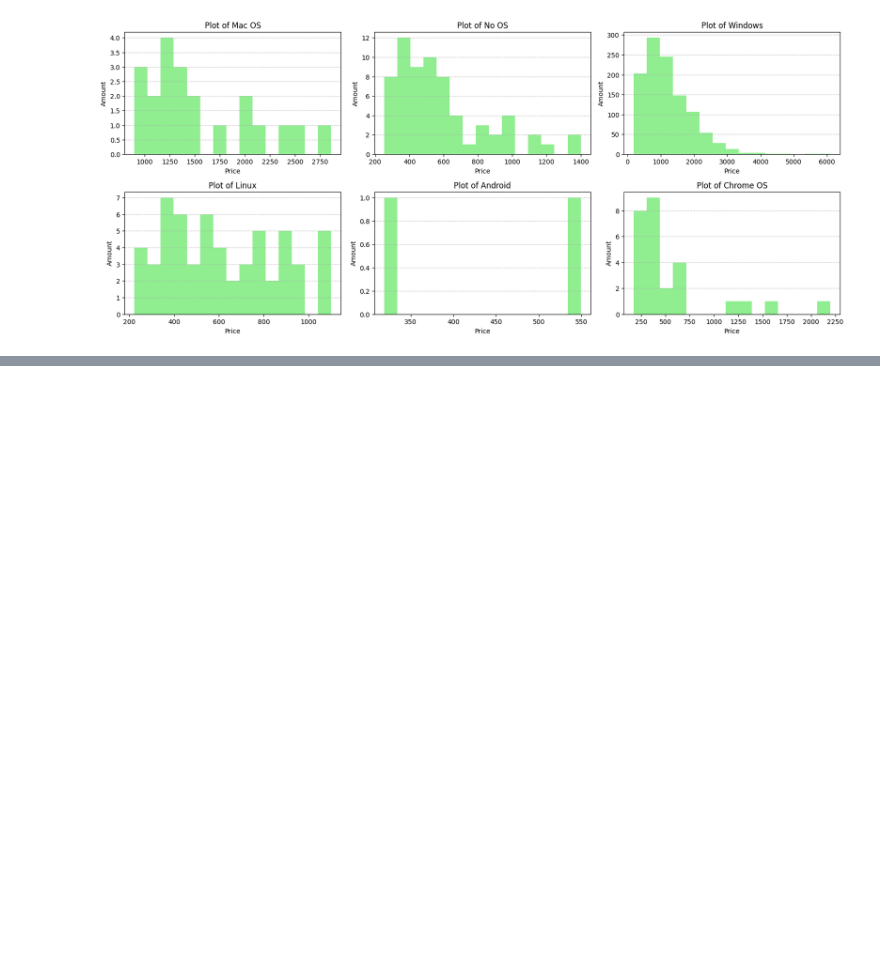
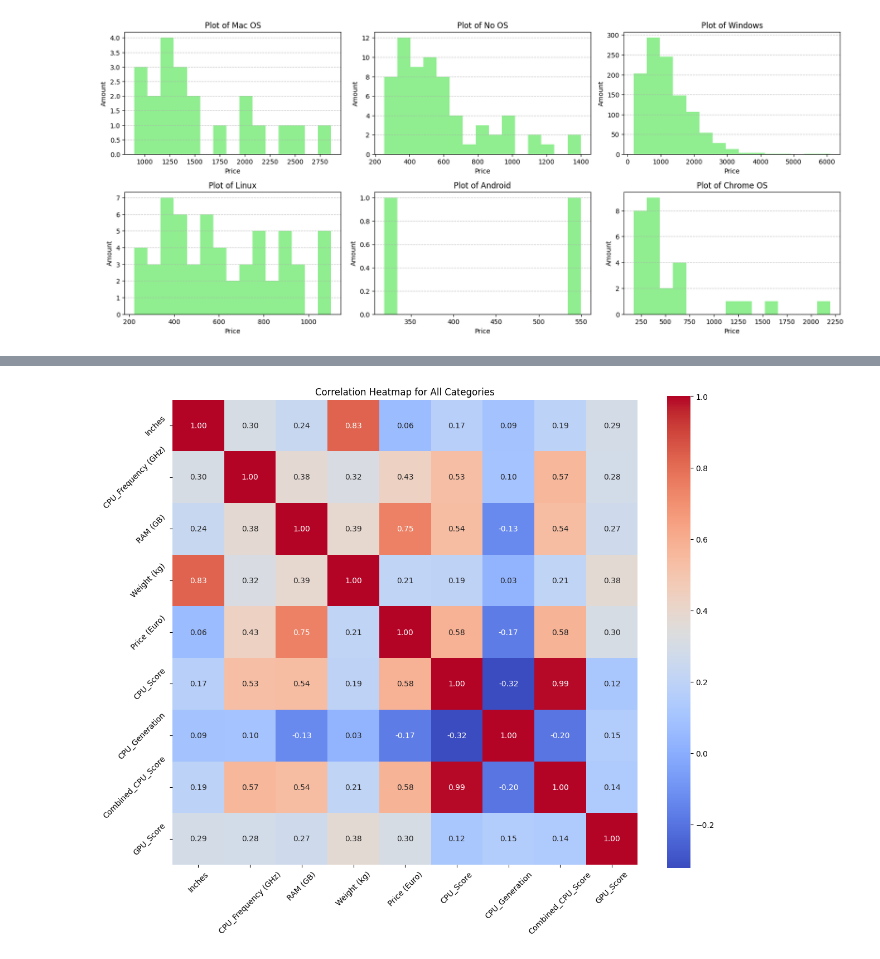
Before and after one commit to AdrielMendelsohn/Mini-Python-Project, a Jupyter notebook: Mini-Project-Main.ipynb, the cells around one changed output, grey strips where cells are left out. Saved outputs shown, nothing was run; the diff lists cells and outputs as text; code cells hidden in the pictures; blank space fills up the shorter version.

```diff
--- a/Mini-Project-Main.ipynb
+++ b/Mini-Project-Main.ipynb
@@ -163,0 +332,24 @@ plt.show()
+# %%
+# Select numeric columns for correlation
+numeric_columns = data.select_dtypes(include=['float64', 'int64']).columns.tolist()
+
+# Normalize the numeric columns using MinMaxScaler
+scaler = MinMaxScaler()
+normalized_data = scaler.fit_transform(data[numeric_columns])
+
+# Create a DataFrame from the normalized data
+normalized_df = pd.DataFrame(normalized_data, columns=numeric_columns)
+
+# Calculate the correlation matrix
+correlation_matrix = normalized_df.corr()
+
+# Plot the correlation heatmap
+plt.figure(figsize=(12, 10))
+sns.heatmap(correlation_matrix, annot=True, fmt='.2f', cmap='coolwarm', square=True, cbar=True)
+plt.title('Correlation Heatmap for All Categories')
+plt.xticks(rotation=45)
+plt.yticks(rotation=45)
+plt.tight_layout()
+plt.show()
+# %% [output]
+[figure, added]
```
Also changed, not shown: parts of 13 cells of this notebook.
